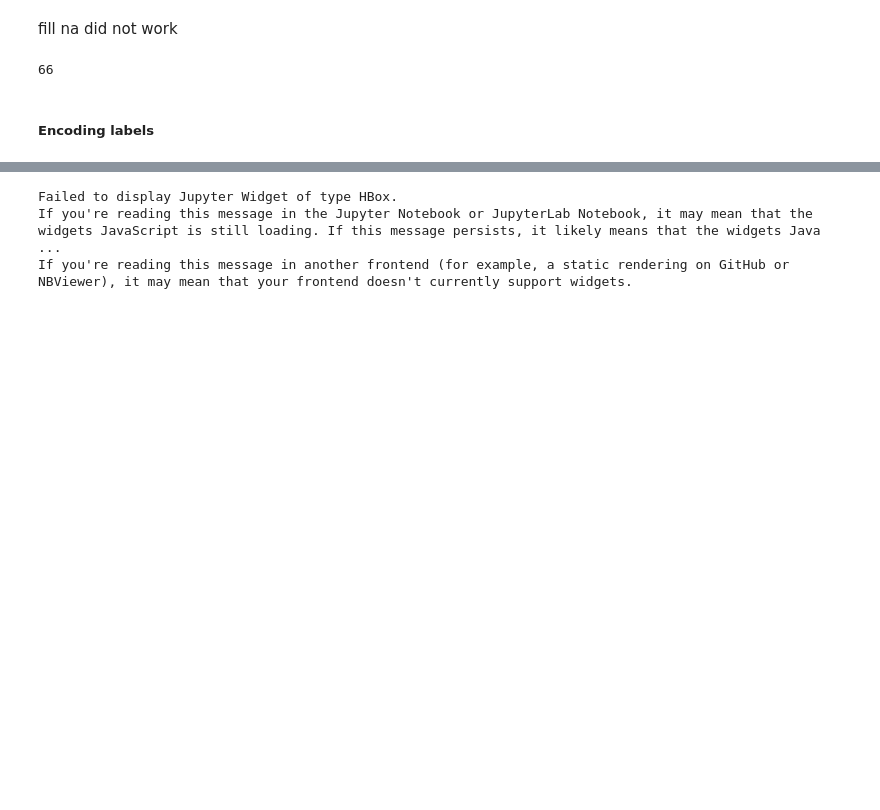
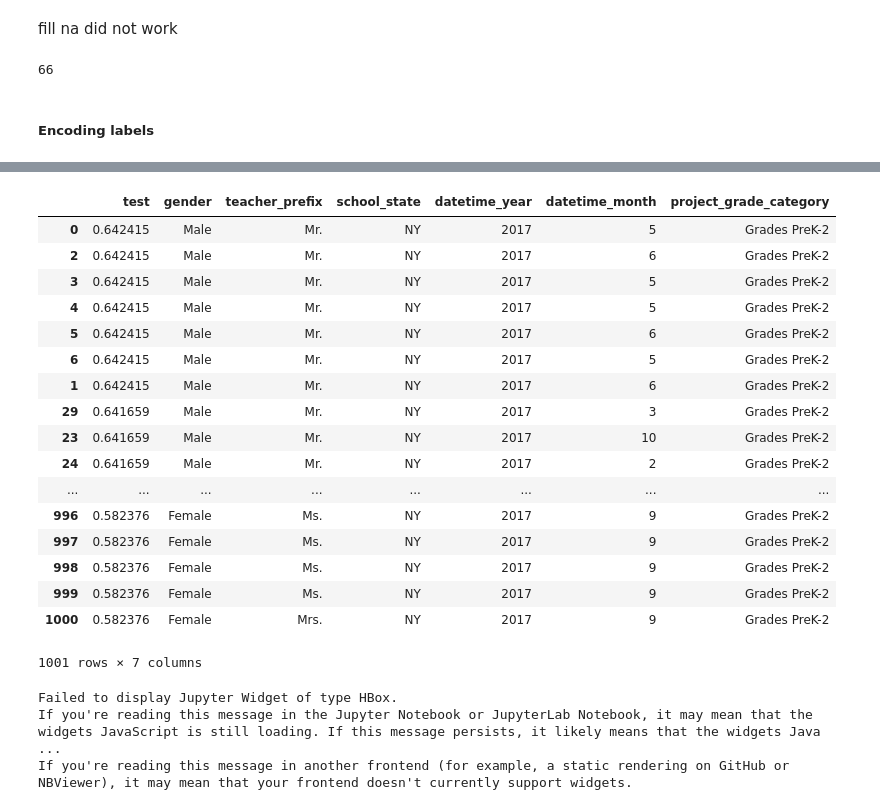
Before and after one commit to Mikhail-Naumov/Donors_Choose, a Jupyter notebook: Donors_LGBM.ipynb, the cells around one changed output, grey strips where cells are left out. Saved outputs shown, nothing was run; the diff lists cells and outputs as text; code cells hidden in the pictures; blank space fills up the shorter version.

```diff
--- a/Donors_LGBM.ipynb
+++ b/Donors_LGBM.ipynb
@@ -291,3 +300,24 @@ gc.collect()
+# %%
+simm.sort_values('test',ascending=False)
+# %% [output]
+|  | test | gender | teacher_prefix | school_state | datetime_year | datetime_month | project_grade_category |
+| 0 | 0.642415 | Male | Mr. | NY | 2017 | 5 | Grades PreK-2 |
+| 2 | 0.642415 | Male | Mr. | NY | 2017 | 6 | Grades PreK-2 |
+| 3 | 0.642415 | Male | Mr. | NY | 2017 | 5 | Grades PreK-2 |
+| 4 | 0.642415 | Male | Mr. | NY | 2017 | 5 | Grades PreK-2 |
+| 5 | 0.642415 | Male | Mr. | NY | 2017 | 6 | Grades PreK-2 |
+| 6 | 0.642415 | Male | Mr. | NY | 2017 | 5 | Grades PreK-2 |
+| 1 | 0.642415 | Male | Mr. | NY | 2017 | 6 | Grades PreK-2 |
+| 29 | 0.641659 | Male | Mr. | NY | 2017 | 3 | Grades PreK-2 |
+| 23 | 0.641659 | Male | Mr. | NY | 2017 | 10 | Grades PreK-2 |
+| 24 | 0.641659 | Male | Mr. | NY | 2017 | 2 | Grades PreK-2 |
+| ... | ... | ... | ... | ... | ... | ... | ... |
+| 996 | 0.582376 | Female | Ms. | NY | 2017 | 9 | Grades PreK-2 |
+| 997 | 0.582376 | Female | Ms. | NY | 2017 | 9 | Grades PreK-2 |
+| 998 | 0.582376 | Female | Ms. | NY | 2017 | 9 | Grades PreK-2 |
+| 999 | 0.582376 | Female | Ms. | NY | 2017 | 9 | Grades PreK-2 |
+| 1000 | 0.582376 | Female | Mrs. | NY | 2017 | 9 | Grades PreK-2 |
+1001 rows × 7 columns
 # %%
 # Because of trees do no need onehot encoding, label encoding is used
 cols  = ['gender',
```
Also changed, not shown: parts of 46 cells of this notebook.
